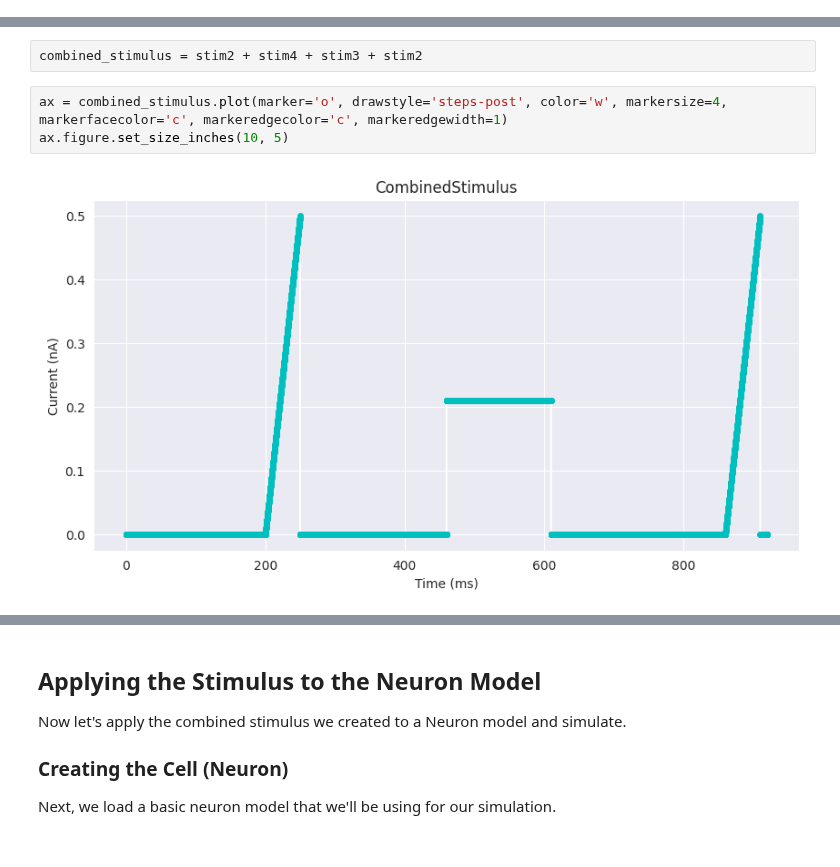
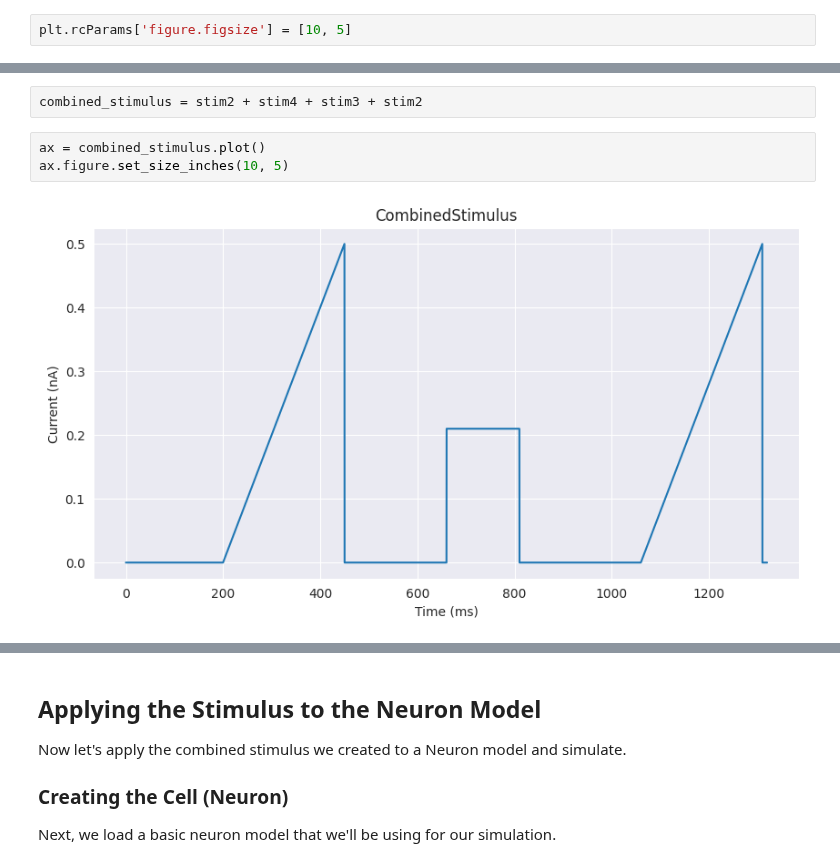
Before and after one commit to BlueBrain/BlueCelluLab, a Jupyter notebook: examples/5-stimuli/stimuli.ipynb, the cells around one changed output, grey strips where cells are left out. Saved outputs shown, nothing was run; the diff lists cells and outputs as text.

```diff
--- a/examples/5-stimuli/stimuli.ipynb
+++ b/examples/5-stimuli/stimuli.ipynb
@@ -12,6 +12,8 @@ from bluecellulab.stimulus import StimulusFactory
 import matplotlib.pyplot as plt
 import seaborn as sns
 sns.set_style("darkgrid")
+# %%
+plt.rcParams['figure.figsize'] = [10, 5]
 # %% [markdown]
 ## Stimuli Creation
 
@@ -94,7 +96,7 @@ stim4 = stim_factory.step( amplitude=0.0, pre_delay=0, duration=150, post_delay=
 # %%
 combined_stimulus = stim2 + stim4 + stim3 + stim2
 # %%
-ax = combined_stimulus.plot(marker='o', drawstyle='steps-post', color='w', markersize=4, markerfacecolor='c', markeredgecolor='c', markeredgewidth=1)
+ax = combined_stimulus.plot()
 ax.figure.set_size_inches(10, 5)
 # %% [output]
-[figure, old version]
+[figure, new version]
```
Also changed, not shown: parts of 7 cells of this notebook, 5 other files.
